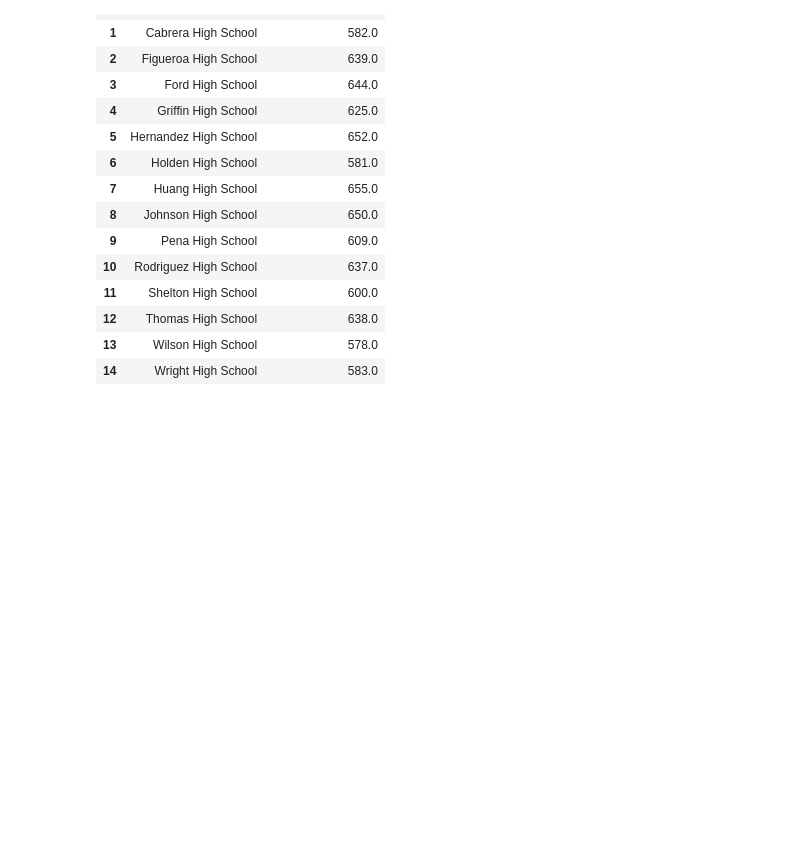
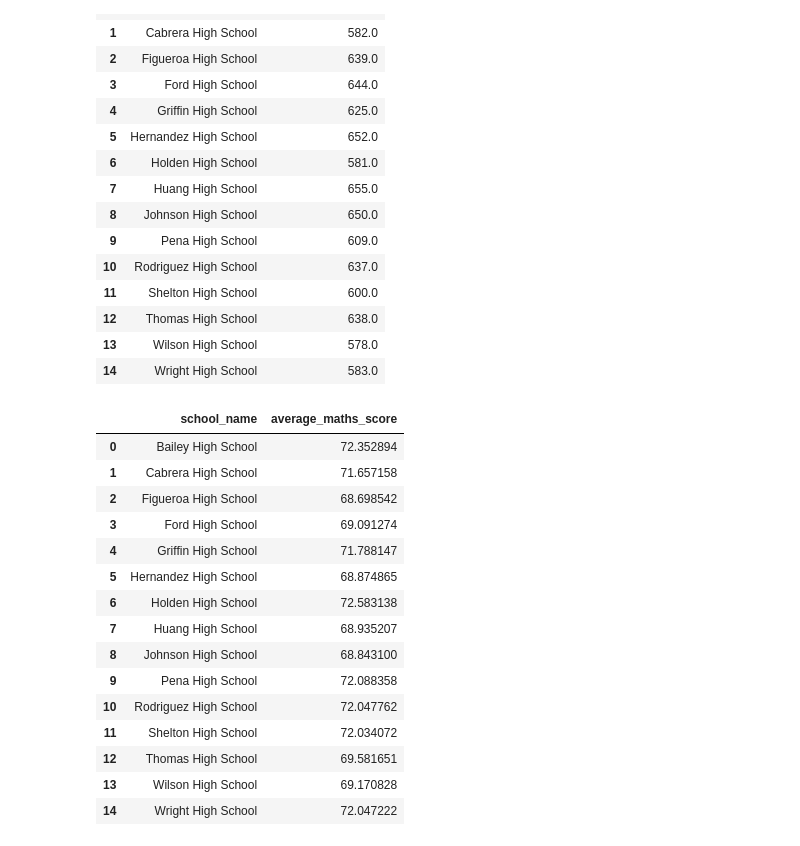
Before and after one commit to yslavcom-code/pandas-challenge, a Jupyter notebook: report.ipynb, the cells around one changed output. Saved outputs shown, nothing was run; the diff lists cells and outputs as text; code cells hidden in the pictures; blank space fills up the shorter version.

Commit message:
Added ave math & reading score per school

```diff
--- a/report.ipynb
+++ b/report.ipynb
@@ -115,8 +115,11 @@ df_merged['per_capita_budget'] = df_merged['school_budget'] / df_merged['student
 per_capita_budget = df_merged[['school_name', 'per_capita_budget']]
 
 # Calculate the average test scores per school from school_data_complete
-#per_school_maths =
-#per_school_reading =
+per_school_maths = school_data_complete.groupby('school_name')['maths_score'].mean().reset_index()
+per_school_maths.columns = ['school_name', 'average_maths_score']
+
+per_school_reading = school_data_complete.groupby('school_name')['reading_score'].mean().reset_index()
+per_school_reading.columns = ['school_name', 'average_reading_score']
 # %%
 school_types
 # %% [output]
@@ -193,3 +196,22 @@ per_capita_budget
 | 12 | Thomas High School | 638.0 |
 | 13 | Wilson High School | 578.0 |
 | 14 | Wright High School | 583.0 |
+# %%
+per_school_maths
+# %% [output]
+|  | school_name | average_maths_score |
+| 0 | Bailey High School | 72.352894 |
+| 1 | Cabrera High School | 71.657158 |
+| 2 | Figueroa High School | 68.698542 |
+| 3 | Ford High School | 69.091274 |
+| 4 | Griffin High School | 71.788147 |
+| 5 | Hernandez High School | 68.874865 |
+| 6 | Holden High School | 72.583138 |
+| 7 | Huang High School | 68.935207 |
+| 8 | Johnson High School | 68.843100 |
+| 9 | Pena High School | 72.088358 |
+| 10 | Rodriguez High School | 72.047762 |
+| 11 | Shelton High School | 72.034072 |
+| 12 | Thomas High School | 69.581651 |
+| 13 | Wilson High School | 69.170828 |
+| 14 | Wright High School | 72.047222 |
```
Also changed, not shown: parts of 1 cell of this notebook.
